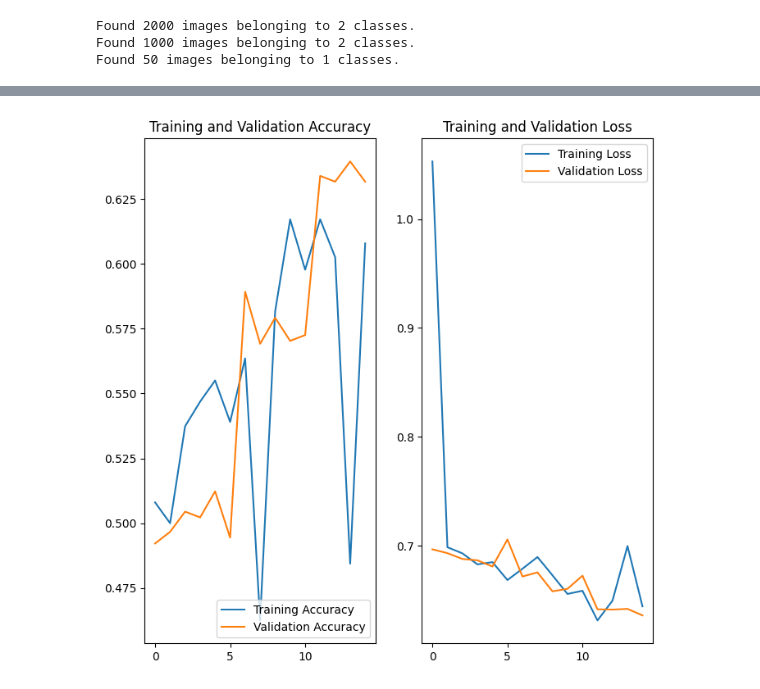
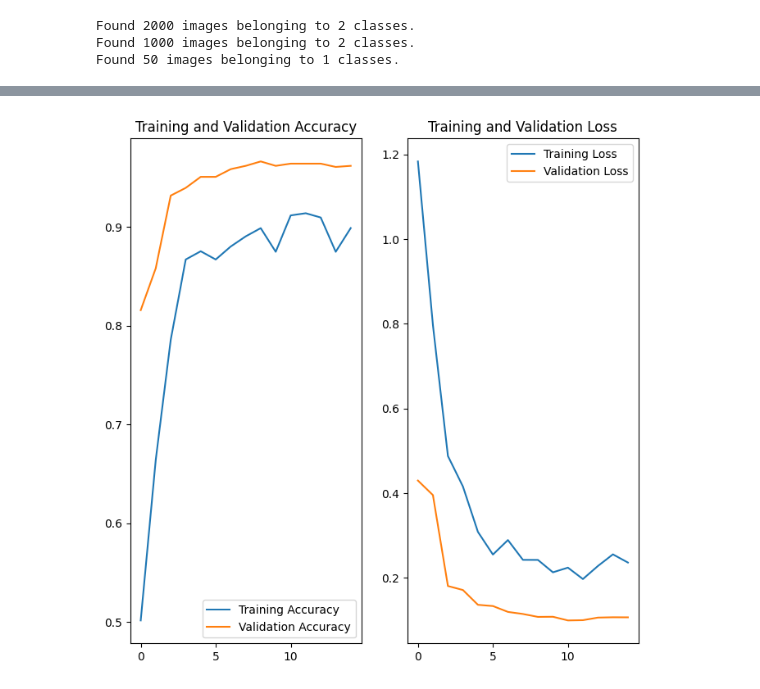
Before and after one commit to LorenzoPina-dev/freeCodeCampMl, a Jupyter notebook: Cat and Dog Image Classifier/fcc_cat_dog.ipynb, the cells around one changed output, grey strips where cells are left out. Cells and saved outputs as stored; diff of their text form; code cells hidden in the pictures.

```diff
--- a/Cat and Dog Image Classifier/fcc_cat_dog.ipynb
+++ b/Cat and Dog Image Classifier/fcc_cat_dog.ipynb
@@ -88,7 +90,7 @@ plotImages(sample_training_images[:5])
 # %%
 # 5
 train_image_generator = ImageDataGenerator(
-    rescale=1./255,
+    preprocessing_function=preprocess_input,
     rotation_range=40,
     width_shift_range=0.2,
     height_shift_range=0.2,
@@ -162,0 +115,27 @@ Model: "sequential_2"
+# %%
+# 7
+
+# Carichiamo la base pre-addestrata
+base_model = tf.keras.applications.MobileNetV2(
+    input_shape=(IMG_HEIGHT, IMG_WIDTH, 3),
+    include_top=False,
+    weights='imagenet'
+)
+
+# congeliamo i pesi esistenti per non distruggerli
+base_model.trainable = False
+
+model = Sequential([
+    Input(shape=(IMG_HEIGHT, IMG_WIDTH, 3)),
+    base_model,
+    GlobalAveragePooling2D(), # Trasforma le mappe di feature in un vettore
+    Dropout(0.5),              # Regolarizzazione per evitare overfitting
+    Dense(1, activation='sigmoid')
+])
+
+model.compile(
+    optimizer=tf.keras.optimizers.Adam(learning_rate=0.001),
+    loss='binary_crossentropy',
+    metrics=['accuracy']
+)
+model.summary()
@@ -163,11 +160,9 @@ Model: "sequential_2"
 # %%
 # 8
-from tensorflow.keras.callbacks import EarlyStopping, ReduceLROnPlateau
 
-# Configurazione dei callback
 early_stop = EarlyStopping(
     monitor='val_loss',
-    patience=5,
+    patience=6,
     restore_best_weights=True,
     verbose=1
 )
@@ -175,7 +170,7 @@ early_stop = EarlyStopping(
 reduce_lr = ReduceLROnPlateau(
     monitor='val_loss',
     factor=0.2,
-    patience=3,
+    patience=2,
     min_lr=0.00001,
     verbose=1
 )
@@ -184,7 +179,7 @@ reduce_lr = ReduceLROnPlateau(
 history = model.fit(
     train_data_gen,
     steps_per_epoch=train_data_gen.samples // batch_size,
-    epochs=epochs, # Puoi impostare un numero alto, EarlyStopping lo fermerà se necessario
+    epochs=epochs,
     validation_data=val_data_gen,
     validation_steps=val_data_gen.samples // batch_size,
     callbacks=[early_stop, reduce_lr]
@@ -214,28 +209,28 @@ Restoring model weights from the end of the best epoch: 15.
 # %%
 # 9
 acc = history.history['accuracy']
 val_acc = history.history['val_accuracy']
 
 loss = history.history['loss']
 val_loss = history.history['val_loss']
 
-epochs_range = range(epochs)
+epochs_range = range(len(acc))
 
 plt.figure(figsize=(8, 8))
 plt.subplot(1, 2, 1)
 plt.plot(epochs_range, acc, label='Training Accuracy')
 plt.plot(epochs_range, val_acc, label='Validation Accuracy')
 plt.legend(loc='lower right')
 plt.title('Training and Validation Accuracy')
 
 plt.subplot(1, 2, 2)
 plt.plot(epochs_range, loss, label='Training Loss')
 plt.plot(epochs_range, val_loss, label='Validation Loss')
 plt.legend(loc='upper right')
 plt.title('Training and Validation Loss')
 plt.show()
 # %% [output]
-[figure, old version]
+[figure, new version]
 # %%
 probabilities = model.predict(test_data_gen).flatten()
 # %% [output]
```
Also changed, not shown: parts of 11 cells of this notebook, 1 other file.
